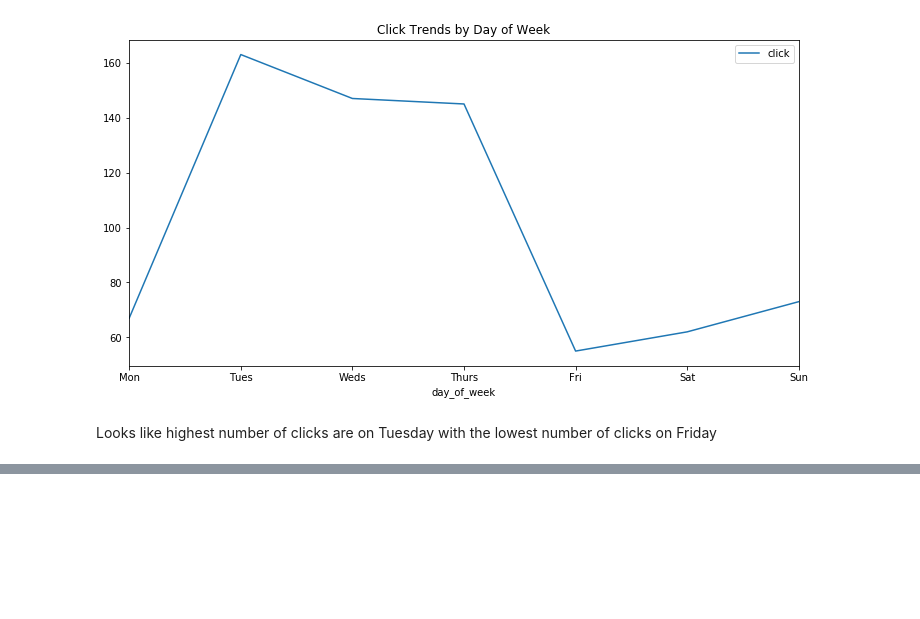
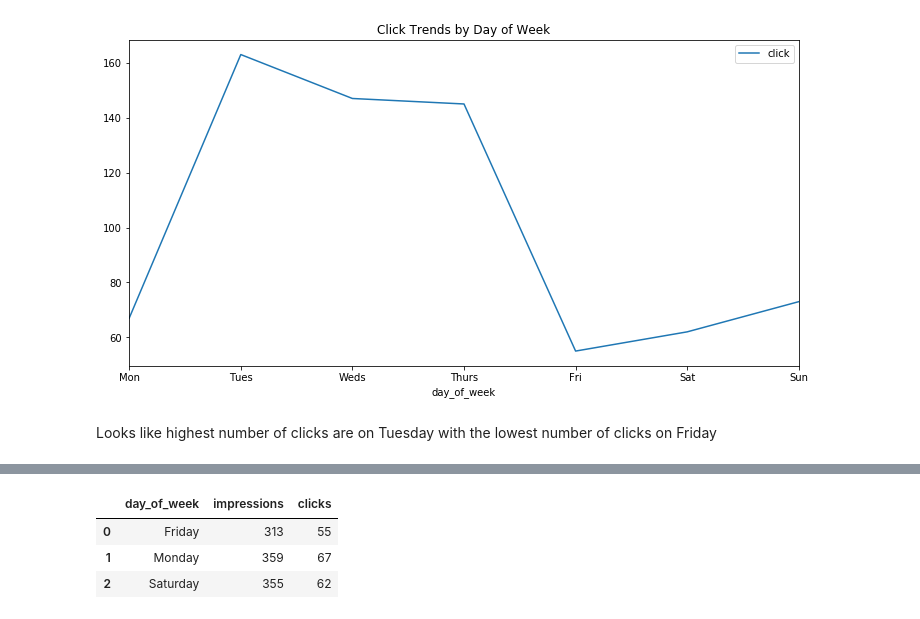
Before and after one commit to kanalyzers/ad_optimization, a Jupyter notebook: notebooks/random_forest.ipynb, the cells around one changed output, grey strips where cells are left out. Drawn from its saved outputs; the diff is of its cells as text; code cells hidden in the pictures; blank space fills up the shorter version.

```diff
--- a/notebooks/random_forest.ipynb
+++ b/notebooks/random_forest.ipynb
@@ -571,0 +571,3 @@ Looks like highest number of clicks are on Tuesday with the lowest number of cli
+# %%
+# make df of positive hits / clicks = 1
+df_click = df_dow[df_dow['click'] == 1]
@@ -571,0 +608,7 @@ Looks like highest number of clicks are on Tuesday with the lowest number of cli
+# %%
+df_dayofweek.head(3)
+# %% [output]
+|  | day_of_week | impressions | clicks |
+| 0 | Friday | 313 | 55 |
+| 1 | Monday | 359 | 67 |
+| 2 | Saturday | 355 | 62 |
```
Also changed, not shown: parts of 16 cells of this notebook.
